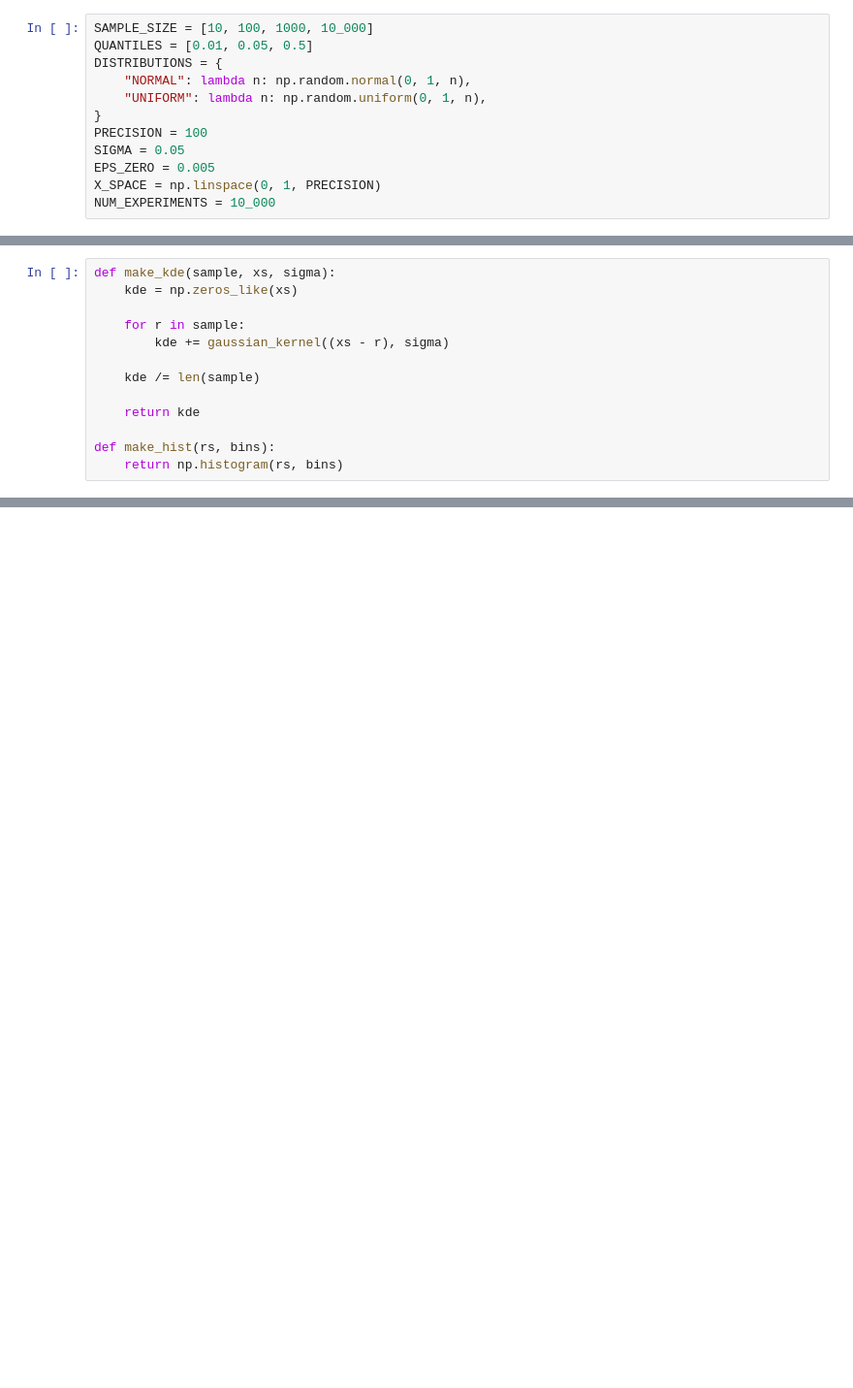
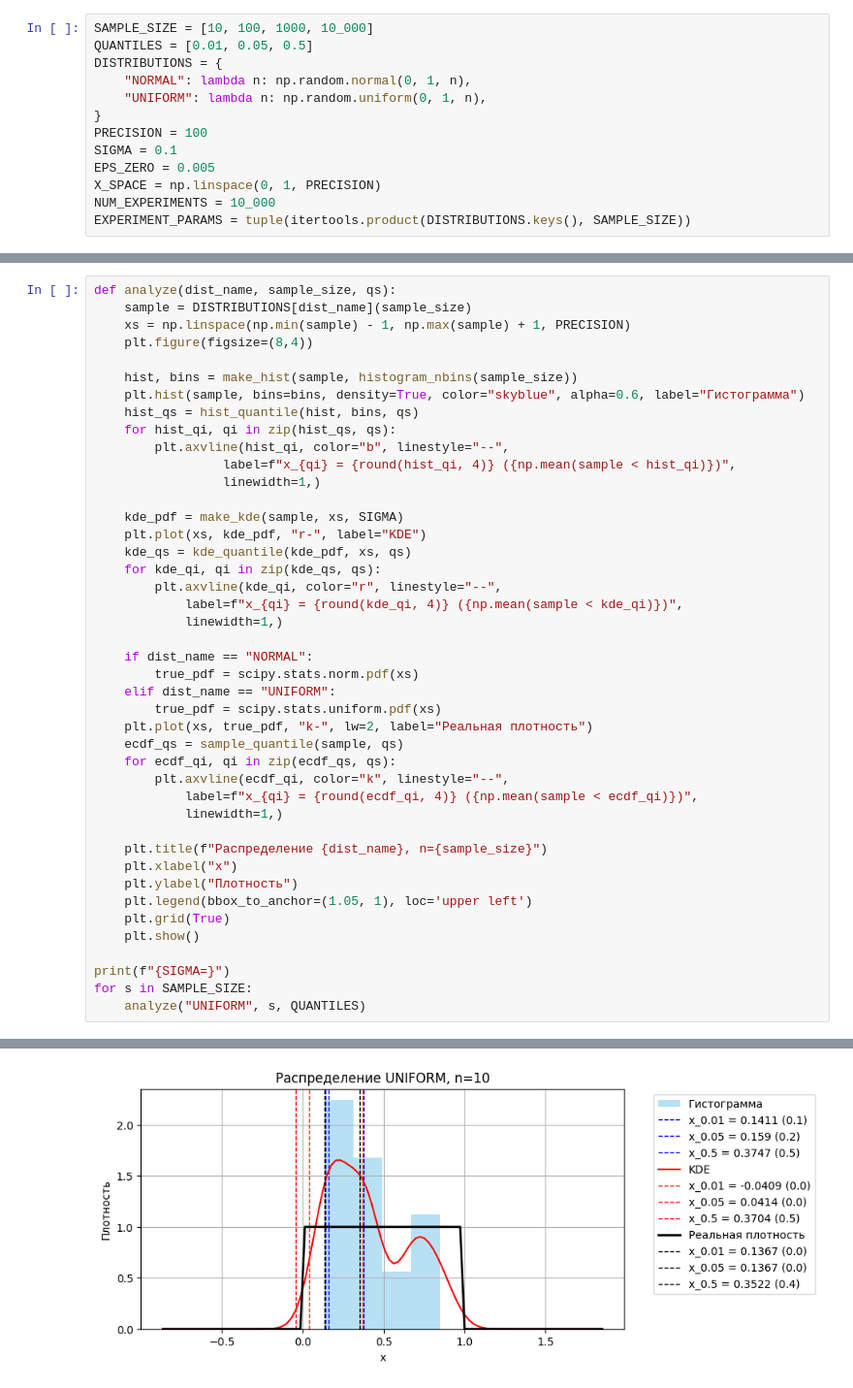
Before and after one commit to e1turin/ipkn-statistics, a Jupyter notebook: lab-2/main.ipynb, the cells around one changed output, grey strips where cells are left out. Shown at 97% size. Cells and saved outputs as stored; diff of their text form; blank space fills up the shorter version.

```diff
--- a/lab-2/main.ipynb
+++ b/lab-2/main.ipynb
@@ -16,8 +17,9 @@ DISTRIBUTIONS = {
     "UNIFORM": lambda n: np.random.uniform(0, 1, n),
 }
 PRECISION = 100
-SIGMA = 0.05
+SIGMA = 0.1
 EPS_ZERO = 0.005
 X_SPACE = np.linspace(0, 1, PRECISION)
 NUM_EXPERIMENTS = 10_000
+EXPERIMENT_PARAMS = tuple(itertools.product(DISTRIBUTIONS.keys(), SAMPLE_SIZE))
 # %%
@@ -40,14 +52 @@ def make_cdf(sample, xs):
-# %%
-def make_kde(sample, xs, sigma):
-    kde = np.zeros_like(xs)
-
-    for r in sample:
-        kde += gaussian_kernel((xs - r), sigma)
-
-    kde /= len(sample)
-
-    return kde
-
-def make_hist(rs, bins):
-    return np.histogram(rs, bins)
 # %%
@@ -194,0 +219,44 @@ def draw_ecdf(sample, xs, qs):
+# %%
+def analyze(dist_name, sample_size, qs):
+    sample = DISTRIBUTIONS[dist_name](sample_size)
+    xs = np.linspace(np.min(sample) - 1, np.max(sample) + 1, PRECISION)
+    plt.figure(figsize=(8,4))
+
+    hist, bins = make_hist(sample, histogram_nbins(sample_size))
+    plt.hist(sample, bins=bins, density=True, color="skyblue", alpha=0.6, label="Гистограмма")
+    hist_qs = hist_quantile(hist, bins, qs)
+    for hist_qi, qi in zip(hist_qs, qs):
+        plt.axvline(hist_qi, color="b", linestyle="--",
+                 label=f"x_{qi} = {round(hist_qi, 4)} ({np.mean(sample < hist_qi)})",
+                 linewidth=1,)
+
+    kde_pdf = make_kde(sample, xs, SIGMA)
+    plt.plot(xs, kde_pdf, "r-", label="KDE")
+    kde_qs = kde_quantile(kde_pdf, xs, qs)
+    for kde_qi, qi in zip(kde_qs, qs):
+        plt.axvline(kde_qi, color="r", linestyle="--",
+            label=f"x_{qi} = {round(kde_qi, 4)} ({np.mean(sample < kde_qi)})",
+            linewidth=1,)
+
+    if dist_name == "NORMAL":
+        true_pdf = scipy.stats.norm.pdf(xs)
+    elif dist_name == "UNIFORM":
+        true_pdf = scipy.stats.uniform.pdf(xs)
+    plt.plot(xs, true_pdf, "k-", lw=2, label="Реальная плотность")
+    ecdf_qs = sample_quantile(sample, qs)
+    for ecdf_qi, qi in zip(ecdf_qs, qs):
+        plt.axvline(ecdf_qi, color="k", linestyle="--",
+            label=f"x_{qi} = {round(ecdf_qi, 4)} ({np.mean(sample < ecdf_qi)})",
+            linewidth=1,)
+
+    plt.title(f"Распределение {dist_name}, n={sample_size}")
+    plt.xlabel("x")
+    plt.ylabel("Плотность")
+    plt.legend(bbox_to_anchor=(1.05, 1), loc='upper left')
+    plt.grid(True)
+    plt.show()
+
+print(f"{SIGMA=}")
+for s in SAMPLE_SIZE:
+    analyze("UNIFORM", s, QUANTILES)
+# %% [output]
@@ -194,0 +264 @@ def draw_ecdf(sample, xs, qs):
+[figure, added]
```
Also changed, not shown: parts of 16 cells of this notebook.
